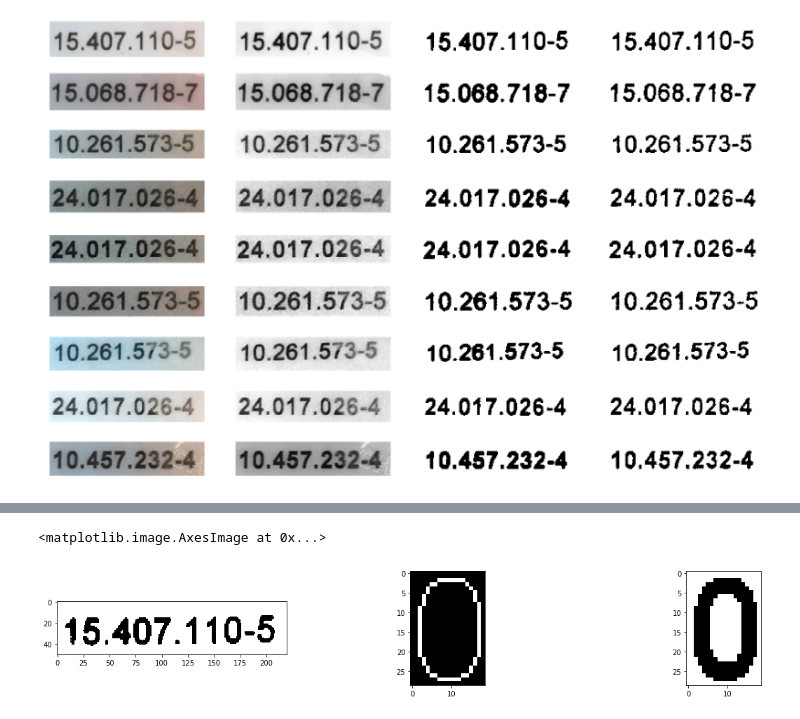
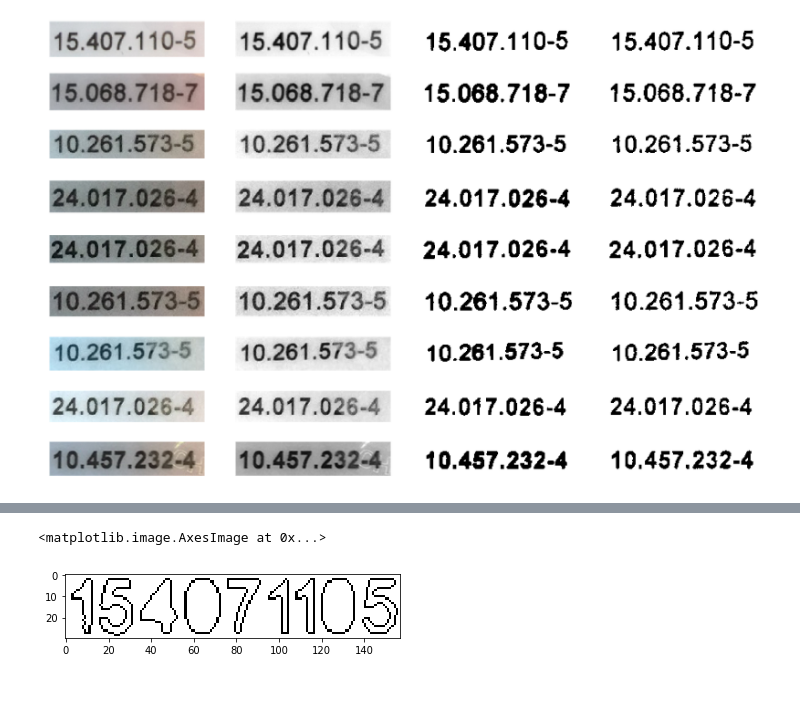
Before and after one commit to jthoth/binarization-connectivity-recognition, a Jupyter notebook: implementation.ipynb, the cells around one changed output, grey strips where cells are left out. Saved outputs shown, nothing was run; the diff lists cells and outputs as text; code cells hidden in the pictures; blank space fills up the shorter version.

Commit message:
Added image contour computation.

```diff
--- a/implementation.ipynb
+++ b/implementation.ipynb
@@ -42,6 +42,20 @@ def _local_treshold(image, _plt, block=65, offset=3, blur=2, plot=True):
         _draw_image(image, _plt, args=dict(cmap='gray'))
 
     return image
+
+def concat_images(imga, imgb):
+
+    ha,wa = imga.shape[ : 2]
+    hb,wb = imgb.shape[ : 2]
+
+    max_height = np.max([ha, hb])
+    total_width = wa + wb
+
+    new_img = np.ones(shape=(max_height, total_width))
+    new_img[ : ha, : wa] = imga
+    new_img[ : hb, wa : wa + wb] = imgb
+
+    return new_img
 # %%
 
 folder_root = 'samples'
@@ -96,19 +110,29 @@ Wall time: 16 ms
 [figure]
 # %%
+"""
 component = box_connected_components.get(7)
 _contour = contour.ContourDetection(component)
 new_image = np.zeros(shape=component.shape)
 
 for coordinates in _contour.get():
     new_image[coordinates] = 1
 
 fig, axis = plt.subplots(1, 3, figsize=(20, 3))
 axis[2].imshow(component, cmap='gray')
 axis[1].imshow(new_image, cmap='gray')
 axis[0].imshow(global_image, cmap='gray')
+"""
+contour_bound =np.ones(shape=(1, 1))
+for components in box_connected_components.values():
+    new_image = np.ones(shape=components.shape)
+    _contour = contour.ContourDetection(components)
+    for coordinates in _contour.get():
+        new_image[coordinates] = 0
+    contour_bound = concat_images(contour_bound, new_image)
+plt.imshow(contour_bound, cmap='gray')
 # %% [output]
 <matplotlib.image.AxesImage at 0x...>
-[figure, old version]
+[figure, new version]
 # %%
 def get_features_from_samples(root, files):
 
```
Also changed, not shown: parts of 7 cells of this notebook, 1 other file.
